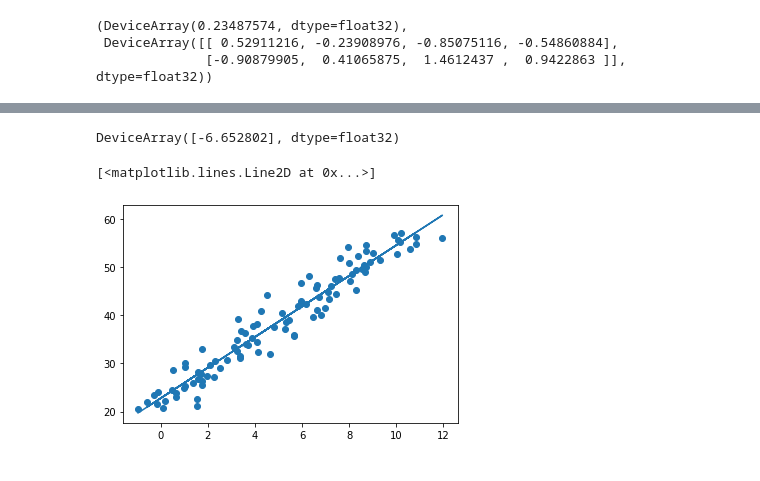
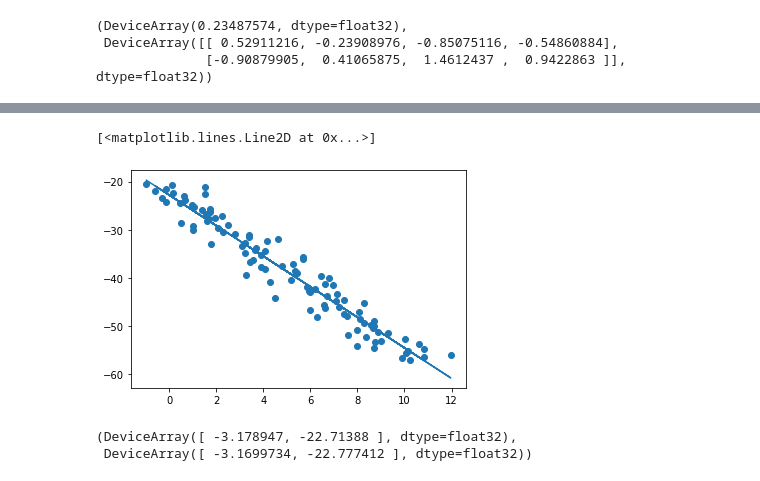
Before and after one commit to fyangami/ml-starter, a Jupyter notebook: jax/1.ipynb, the cells around one changed output, grey strips where cells are left out. Drawn from its saved outputs; the diff is of its cells as text; code cells hidden in the pictures.

```diff
--- a/jax/1.ipynb
+++ b/jax/1.ipynb
@@ -152,7 +156,7 @@ grad_sse(jax.random.normal(key2, shape=(2, 4)), jax.random.normal(key3, shape=(2
               [-0.90879905,  0.41065875,  1.4612437 ,  0.9422863 ]],            dtype=float32))
 # %%
 x = jnp.linspace(0, 10, num=100)
-y = x * 3.66 + 20.43
+y = x * -3.66 - 20.43
 x = x + jax.random.normal(key5, shape=(100,))
 from matplotlib import pyplot as plt
 plt.scatter(x, y)
@@ -163,25 +167,27 @@ plt.scatter(x, y)
 x = x[:, None]
 x = jnp.concatenate((x, jnp.ones((x.shape[0], 1))), axis=1)
 # %%
-w = jax.random.normal(key, shape=(x.shape[1], 1))
-n_loop = 100
-lr = 1e-1
+w = jax.random.normal(key, shape=(x.shape[1],))
+n_loop = 1000
+lr = 1e-2
 
-def net(x, w):
+def net(w, x):
     return jnp.dot(x, w)
 
-def loss_fn(x, w, y):
-    y_hat = net(x, w)
+def loss_fn(w, x, y):
+    y_hat = net(w, x)
     return jnp.mean((y_hat - y) ** 2)
 
 loss_and_grad = jax.jit(jax.value_and_grad(loss_fn))
-
+losses = []
 for i in range(n_loop):
-    # y_hat = net(x, w)
-    loss, grads = loss_and_grad(x, w, y)
-    w = w - lr * jnp.mean(grads, axis=0)[:, None]
-
-y_hat = net(x, w)
+    loss, grads = loss_and_grad(w, x, y)
+    w = w - lr * grads
+    losses.append(loss)
+    # print(f'loss: {loss: .3f}')
+y_hat = net(w, x)
 plt.scatter(x[:, 0], y)
 plt.plot(x[:, 0], y_hat)
+plt.show()
+plt.plot(losses)
 # %% [output]
@@ -190,15 +197,16 @@ plt.plot(x[:, 0], y_hat)
-# %%
-net(jnp.array([0, 1], dtype='float32'), w)
-# %% [output]
-DeviceArray([-6.652802], dtype=float32)
 # %%
 def ls(x, y):
     return jnp.dot(jnp.linalg.inv(jnp.dot(x.T, x)), jnp.dot(x.T, y))
 ls_w = ls(x, y)  #
 # %%
-y_hat = net(x, ls_w)
+y_hat = net(ls_w, x)
 plt.scatter(x[:, 0], y)
 plt.plot(x[:, 0], y_hat)
 # %% [output]
 [<matplotlib.lines.Line2D at 0x...>]
-[figure, old version]
+[figure, new version]
+# %%
+w, ls_w
+# %% [output]
+(DeviceArray([ -3.178947, -22.71388 ], dtype=float32),
+ DeviceArray([ -3.1699734, -22.777412 ], dtype=float32))
```
Also changed, not shown: parts of 7 cells of this notebook.
